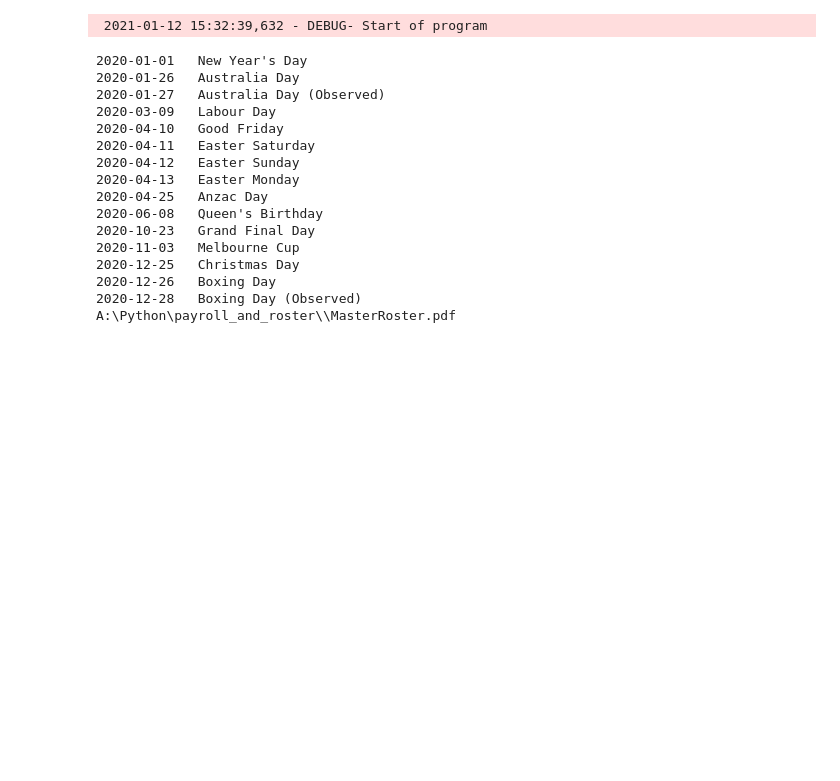
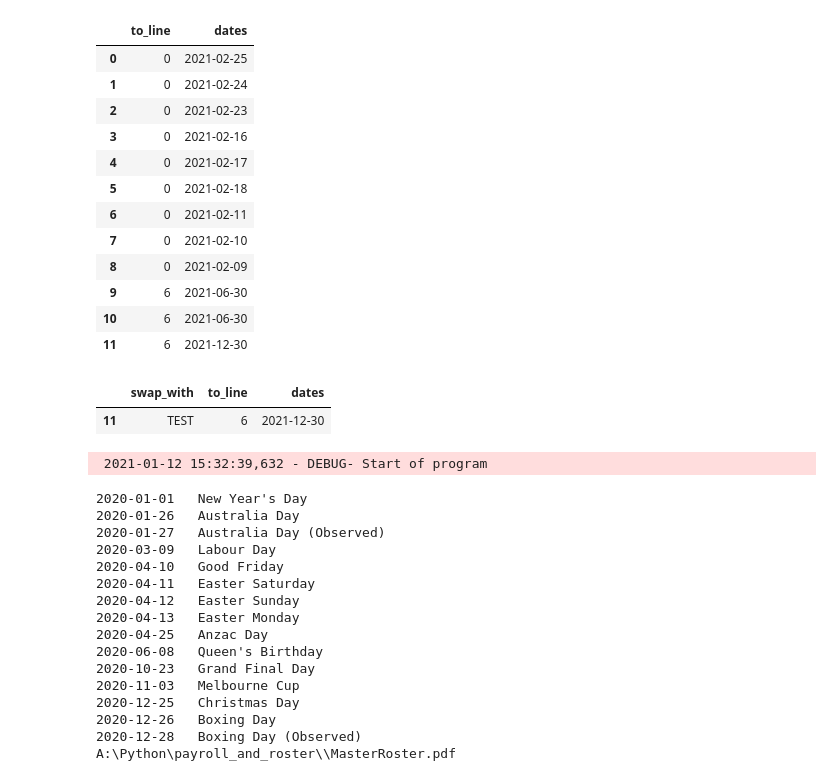
Before and after one commit to james7mac/payroll_and_roster, a Jupyter notebook: Untitled.ipynb, the cells around one changed output. Cells and saved outputs as stored; diff of their text form; code cells hidden in the pictures; blank space fills up the shorter version.

```diff
--- a/Untitled.ipynb
+++ b/Untitled.ipynb
@@ -4,3 +58,26 @@ from datetime import datetime
+# %%
+s = swaps.swaps
+s[['to_line','dates']]
+# %% [output]
+|  | to_line | dates |
+| 0 | 0 | 2021-02-25 |
+| 1 | 0 | 2021-02-24 |
+| 2 | 0 | 2021-02-23 |
+| 3 | 0 | 2021-02-16 |
+| 4 | 0 | 2021-02-17 |
+| 5 | 0 | 2021-02-18 |
+| 6 | 0 | 2021-02-11 |
+| 7 | 0 | 2021-02-10 |
+| 8 | 0 | 2021-02-09 |
+| 9 | 6 | 2021-06-30 |
+| 10 | 6 | 2021-06-30 |
+| 11 | 6 | 2021-12-30 |
+# %%
+d = datetime(2021,12,30).date()
+s[s.dates == pd.Timestamp(d)]
+# %% [output]
+|  | swap_with | to_line | dates |
+| 11 | TEST | 6 | 2021-12-30 |
 # %%
 import tabula, roster, os
 if os.environ['COMPUTERNAME'] == 'JMLAPTOP':
```
Also changed, not shown: parts of 27 cells of this notebook, 2 other files.
